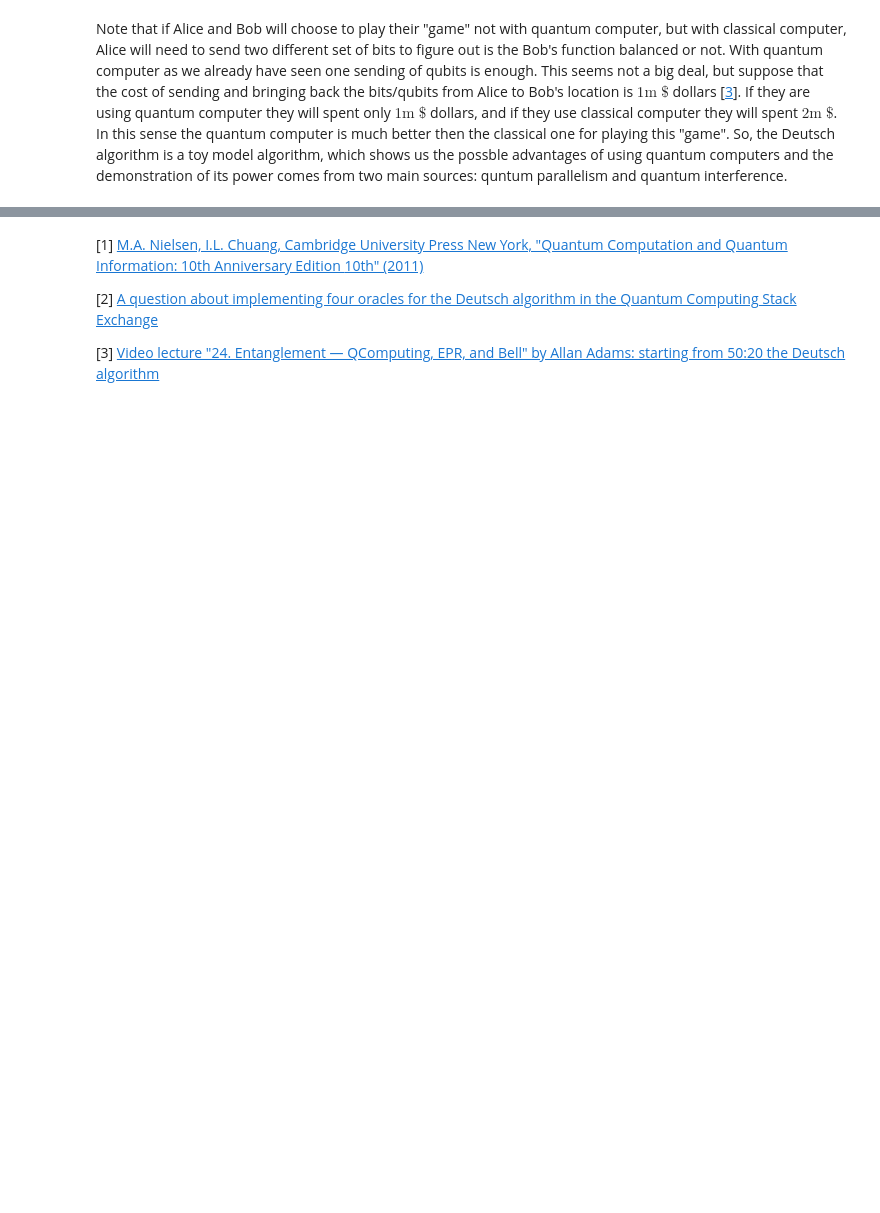
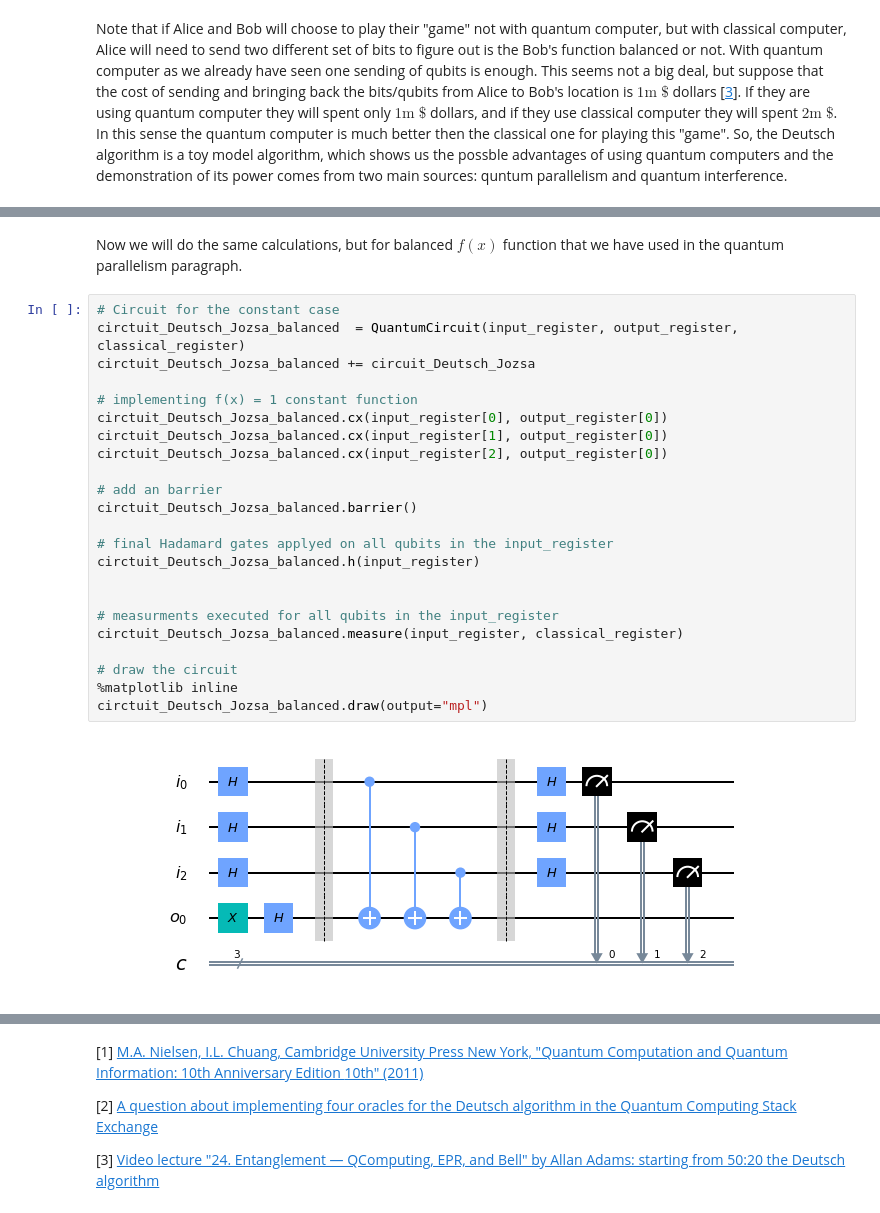
Before and after one commit to DavitKhach/quantum-algorithms-tutorials, a Jupyter notebook: quantum_parallelism_Deutsch_Jozsa.ipynb, the cells around one changed output, grey strips where cells are left out. Cells and saved outputs as stored; diff of their text form; blank space fills up the shorter version.

```diff
--- a/quantum_parallelism_Deutsch_Jozsa.ipynb
+++ b/quantum_parallelism_Deutsch_Jozsa.ipynb
@@ -422,0 +480,27 @@ In the implementation we will restrict Bib to use only two functionse: one is co
+# %% [markdown]
+Now we will do the same calculations, but for balanced $f(x)$ function that we have used in the quantum parallelism paragraph.
+# %%
+# Circuit for the constant case
+circtuit_Deutsch_Jozsa_balanced  = QuantumCircuit(input_register, output_register, classical_register)
+circtuit_Deutsch_Jozsa_balanced += circuit_Deutsch_Jozsa
+
+# implementing f(x) = 1 constant function
+circtuit_Deutsch_Jozsa_balanced.cx(input_register[0], output_register[0])
+circtuit_Deutsch_Jozsa_balanced.cx(input_register[1], output_register[0])
+circtuit_Deutsch_Jozsa_balanced.cx(input_register[2], output_register[0])
+
+# add an barrier
+circtuit_Deutsch_Jozsa_balanced.barrier()
+
+# final Hadamard gates applyed on all qubits in the input_register
+circtuit_Deutsch_Jozsa_balanced.h(input_register)
+
+
+# measurments executed for all qubits in the input_register
+circtuit_Deutsch_Jozsa_balanced.measure(input_register, classical_register)
+
+# draw the circuit
+%matplotlib inline
+circtuit_Deutsch_Jozsa_balanced.draw(output="mpl")
+# %% [output]
+[figure, added]
```
Also changed, not shown: parts of 10 cells of this notebook.
